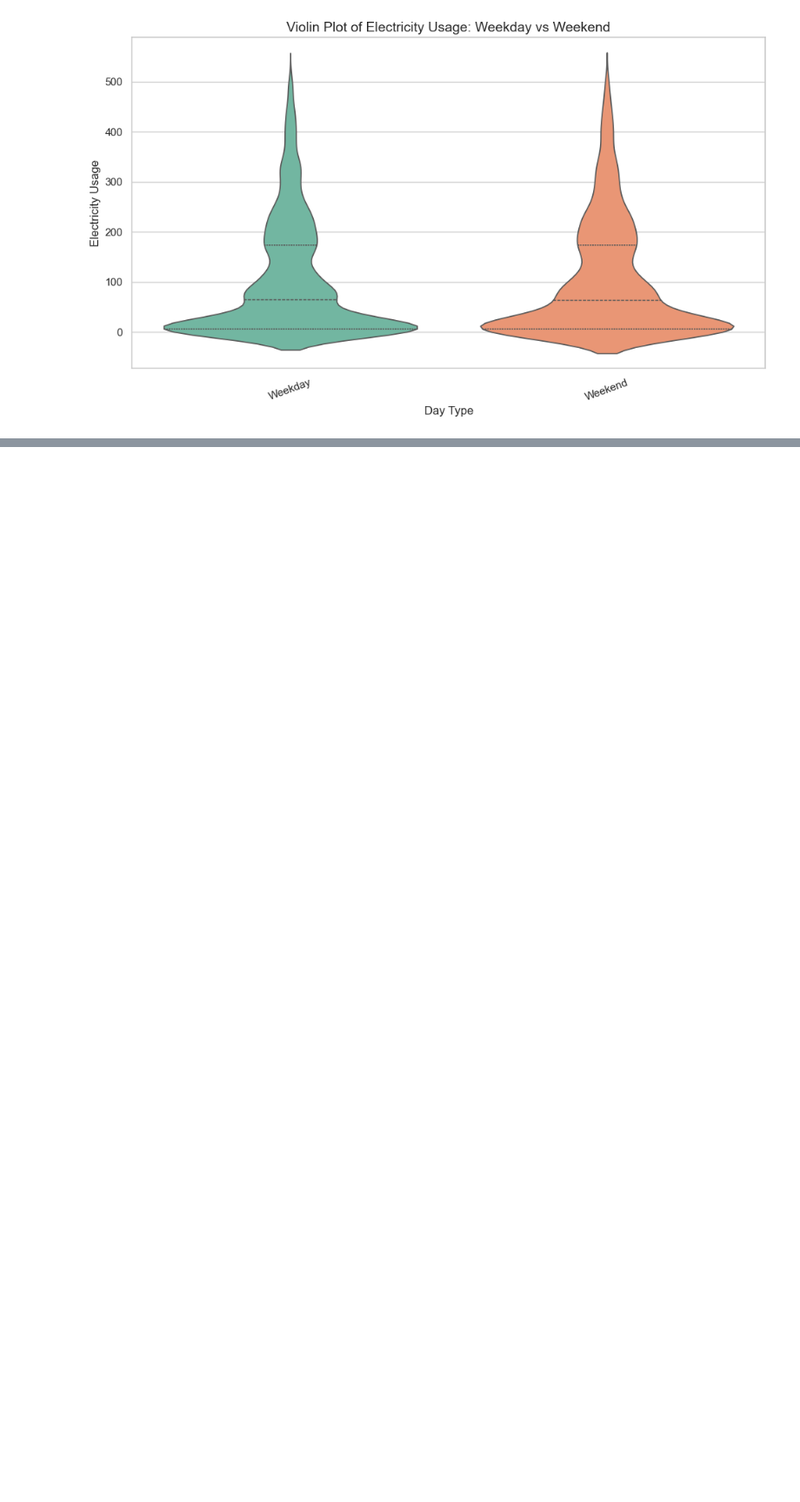
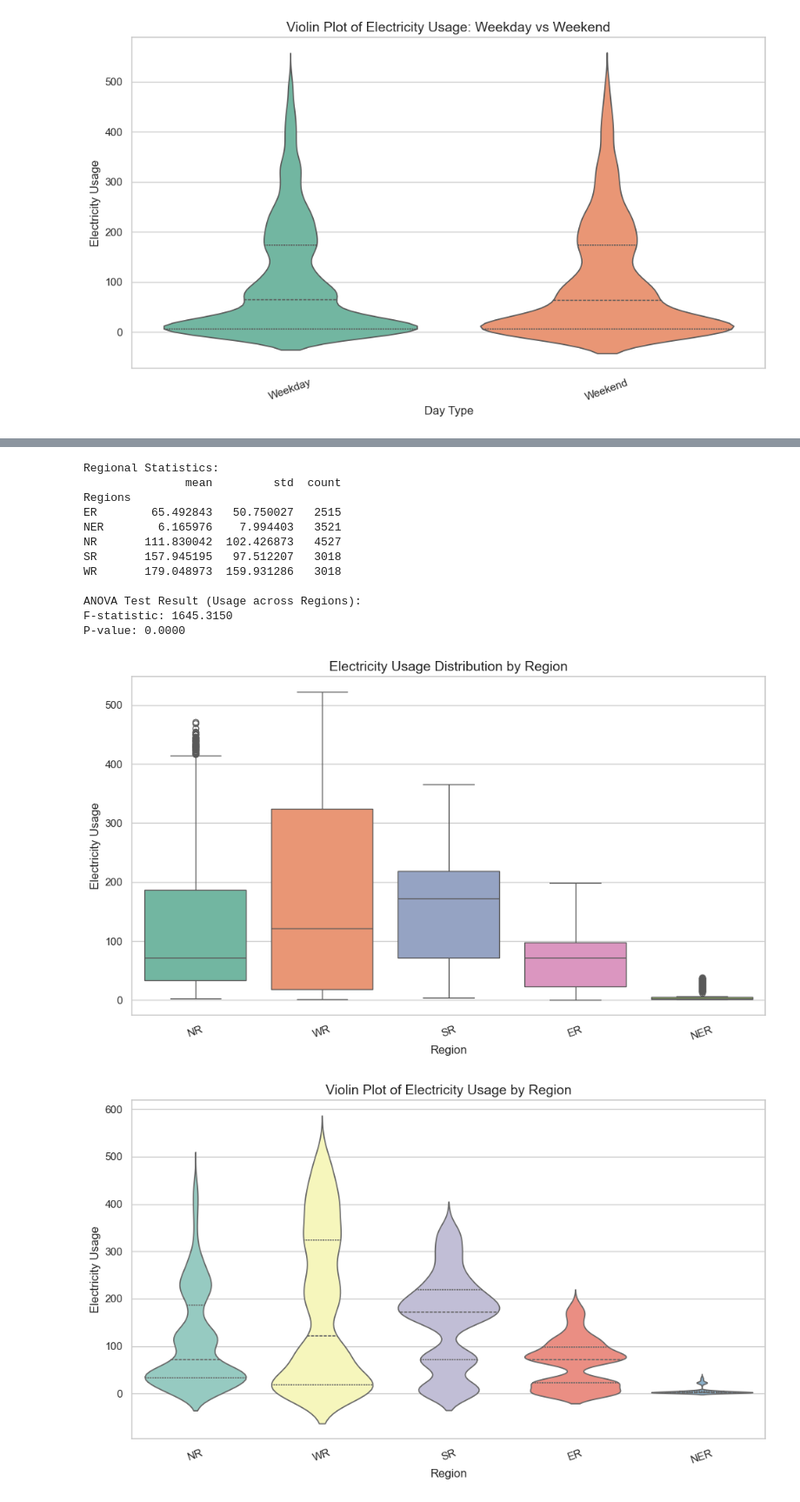
Before and after one commit to Shreyas-Dharmatti/Shreyas-Dharmatti.github.io, a Jupyter notebook: IDS-Assignment/writing.ipynb, the cells around one changed output, grey strips where cells are left out. Shown: that part at 87% size. Cells and saved outputs as stored; diff of their text form; code cells hidden in the pictures; blank space fills up the shorter version.

Commit message:
test3

```diff
--- a/IDS-Assignment/writing.ipynb
+++ b/IDS-Assignment/writing.ipynb
@@ -785,0 +795,67 @@ P-value: 0.9945
+# %%
+# test-3
+import pandas as pd
+import numpy as np
+from scipy import stats
+import matplotlib.pyplot as plt
+import seaborn as sns
+import warnings
+
+# Ignore warnings
+warnings.filterwarnings("ignore")
+
+# Load dataset
+df = pd.read_csv('long_data_.csv')
+
+# Step 1: Descriptive statistics by region
+regional_stats = df.groupby('Regions')['Usage'].agg(['mean', 'std', 'count'])
+print("Regional Statistics:")
+print(regional_stats)
+
+# Step 2: Perform one-way ANOVA
+region_groups = df.groupby('Regions')['Usage'].apply(list)
+
+f_stat, p_value = stats.f_oneway(*region_groups)
+
+# Step 3: Output results
+print("\nANOVA Test Result (Usage across Regions):")
+print(f"F-statistic: {f_stat:.4f}")
+print(f"P-value: {p_value:.4f}")
+
+# Step 4: Visualization
+sns.set(style="whitegrid")
+
+# Boxplot to show usage distribution across regions
+plt.figure(figsize=(10, 6))
+sns.boxplot(data=df, x='Regions', y='Usage', palette='Set2')
+plt.title('Electricity Usage Distribution by Region', fontsize=14)
+plt.ylabel('Electricity Usage')
+plt.xlabel('Region')
+plt.xticks(rotation=20)
+plt.tight_layout()
+plt.show()
+
+# Violin plot to show detailed distribution
+plt.figure(figsize=(10, 6))
+sns.violinplot(data=df, x='Regions', y='Usage', palette='Set3', inner='quartile')
+plt.title('Violin Plot of Electricity Usage by Region', fontsize=14)
+plt.ylabel('Electricity Usage')
+plt.xlabel('Region')
+plt.xticks(rotation=20)
+plt.tight_layout()
+plt.show()
+# %% [output]
+Regional Statistics:
+               mean         std  count
+Regions
+ER        65.492843   50.750027   2515
+NER        6.165976    7.994403   3521
+NR       111.830042  102.426873   4527
+SR       157.945195   97.512207   3018
+WR       179.048973  159.931286   3018
+
+ANOVA Test Result (Usage across Regions):
+F-statistic: 1645.3150
+P-value: 0.0000
+[figure, added]
+[figure, added]
```
Also changed, not shown: parts of 4 cells of this notebook, 4 other files.
